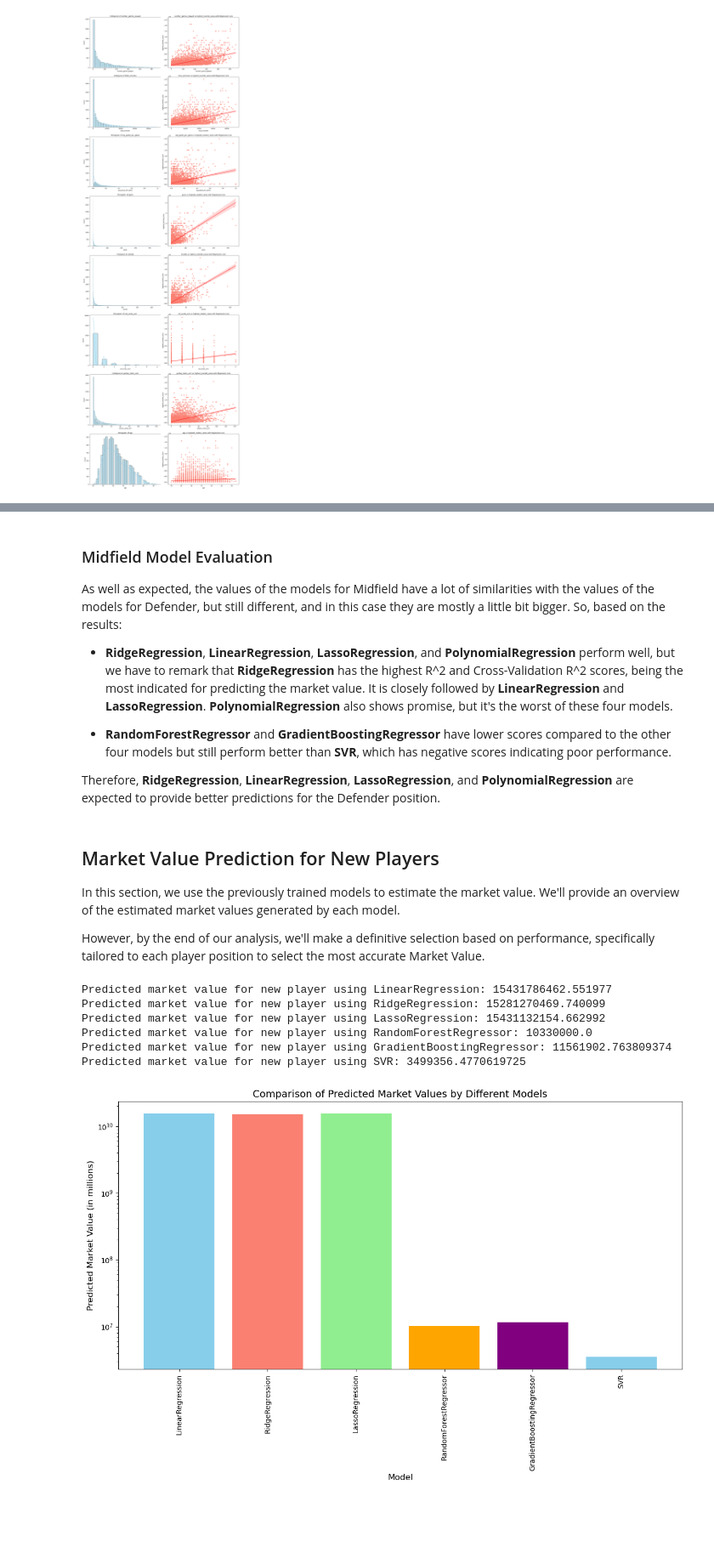
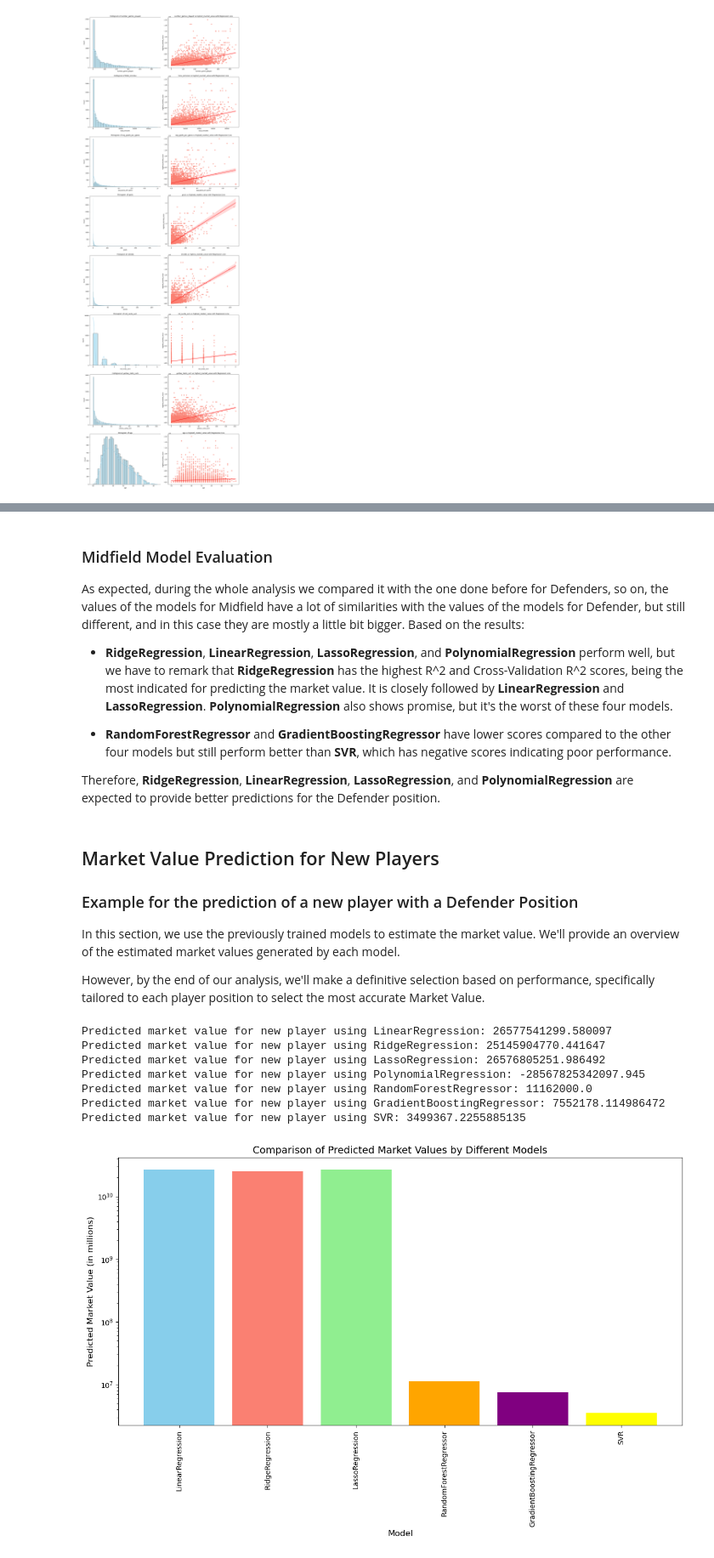
Before and after one commit to camille-sophiie/sports-data, a Jupyter notebook: code/03_Modelling.ipynb, the cells around one changed output, grey strips where cells are left out. Shown at 85% size. Saved outputs shown, nothing was run; the diff lists cells and outputs as text; code cells hidden in the pictures; blank space fills up the shorter version.

```diff
--- a/code/03_Modelling.ipynb
+++ b/code/03_Modelling.ipynb
@@ -495,6 +380,6 @@ We notice similar correaltion to the Defender analysis so we will move foward wi
 # %%
-# List of performance-related variables
-performance_vars_midfield = [
+# List of performance features for Midfield
+features_midfield = [
     'number_games_played',
     'total_minutes',
     'avg_goals_per_game',
@@ -506,7 +391,7 @@ performance_vars_midfield = [
 ]
 
 # Plot insightful plots for Midfield
-plot_variable_distributions_with_regression(df, performance_vars_midfield)
+plot_variable_distributions_with_regression(df, features_midfield)
 # %% [output]
 [figure]
 # %% [markdown]
@@ -522,9 +411,7 @@ plot_variable_distributions_with_regression(df, performance_vars_midfield)
 # %%
-# Call the function with your DataFrame, position, and selected features
-midfield_results = train_and_evaluate_models(df, 'Midfield', performance_vars_midfield)
+midfield_results = train_and_evaluate_models(df, 'Midfield', features_midfield)
 
-# Print the results in a formatted manner
-print(f"Model evaluation results for {position} position:")
+print(f"Model evaluation results for Midfield position:")
 
 for model_name, metrics in midfield_results.items():
     print(f"\n{model_name}:")
@@ -562,7 +449,7 @@ trained_models:
 # %% [markdown]
 ### Midfield Model Evaluation
 
-As well as expected, the values of the models for Midfield have a lot of similarities with the values of the models for Defender, but still different, and in this case they are mostly a little bit bigger. So, based on the results:
+As expected, during the whole analysis we compared it with the one done before for Defenders, so on, the values of the models for Midfield have a lot of similarities with the values of the models for Defender, but still different, and in this case they are mostly a little bit bigger. Based on the results:
 
 - **RidgeRegression**, **LinearRegression**, **LassoRegression**, and **PolynomialRegression** perform well, but we have to remark that **RidgeRegression** has the highest R^2 and Cross-Validation R^2 scores, being the most indicated for predicting the market value. It is closely followed by **LinearRegression** and **LassoRegression**. **PolynomialRegression** also shows promise, but it's the worst of these four models.
 
@@ -571,58 +458,54 @@ As well as expected, the values of the models for Midfield have a lot of similar
 Therefore, **RidgeRegression**, **LinearRegression**, **LassoRegression**, and **PolynomialRegression** are expected to provide better predictions for the Defender position.
 # %% [markdown]
 ## Market Value Prediction for New Players
+
+### Example for the prediction of a new player with a Defender Position
 
 In this section, we use the previously trained models to estimate the market value. We'll provide an overview of the estimated market values generated by each model.
 
 However, by the end of our analysis, we'll make a definitive selection based on performance, specifically tailored to each player position to select the most accurate Market Value.
 # %%
-# Here we define the features of our players
+# Define the features of our players
 new_player_data = {
     'number_games_played': 120,
     'total_minutes': 3500,
-    # other necessary features
+    # Add more features
 }
 
-predictions = {}
-
-for model_name, trained_model in results['trained_models'].items():
-    model = trained_model['model']
-    X_imputer = trained_model['X_imputer']
-    # Apply imputation to the new player data
-    new_player_features = X_imputer.transform([list(new_player_data.values())])
-    # Predict the market value using the trained model
-    predicted_value = model.predict(new_player_features)[0]
-    # Exclude negative predictions
-    if predicted_value >= 0:
-        predictions[model_name] = predicted_value
+# Call the predict_market_value_for_new_player function with correct arguments
+predictions = predict_market_value_for_new_player(defender_results['trained_models'], features_defender, new_player_data)
 
 # Print predicted values for each model
 for model_name, predicted_value in predictions.items():
     print(f"Predicted market value for new player using {model_name}: {predicted_value}")
 
+# Filter out negative predictions for plotting
+filtered_predictions = {model: value for model, value in predictions.items() if value >= 0}
+
 # Plot the predictions with logarithmic scale
 plt.figure(figsize=(12, 8))
 
-model_names = list(predictions.keys())
-predicted_values = list(predictions.values())
-colors = ['skyblue', 'salmon', 'lightgreen', 'orange', 'purple']
+model_names = list(filtered_predictions.keys())
+predicted_values = list(filtered_predictions.values())
+colors = ['skyblue', 'salmon', 'lightgreen', 'orange', 'purple', 'yellow', 'cyan']
 
 plt.bar(model_names, predicted_values, color=colors)
 plt.xlabel('Model', fontsize=12)
 plt.ylabel('Predicted Market Value (in millions)', fontsize=12)
 plt.title('Comparison of Predicted Market Values by Different Models', fontsize=14)
 plt.xticks(rotation=90)
-plt.yscale('log')  # Set logarithmic scale for y-axis
+plt.yscale('log')
 plt.tight_layout()
 plt.show()
 # %% [output]
-Predicted market value for new player using LinearRegression: 15431786462.551977
-Predicted market value for new player using RidgeRegression: 15281270469.740099
-Predicted market value for new player using LassoRegression: 15431132154.662992
-Predicted market value for new player using RandomForestRegressor: 10330000.0
-Predicted market value for new player using GradientBoostingRegressor: 11561902.763809374
-Predicted market value for new player using SVR: 3499356.4770619725
+Predicted market value for new player using LinearRegression: 26577541299.580097
+Predicted market value for new player using RidgeRegression: 25145904770.441647
+Predicted market value for new player using LassoRegression: 26576805251.986492
+Predicted market value for new player using PolynomialRegression: -28567825342097.945
+Predicted market value for new player using RandomForestRegressor: 11162000.0
+Predicted market value for new player using GradientBoostingRegressor: 7552178.114986472
+Predicted market value for new player using SVR: 3499367.2255885135
-[figure, old version]
+[figure, new version]
 # %% [markdown]
 Based on the predictions and model evaluation results:
 
```
Also changed, not shown: parts of 43 cells of this notebook.
